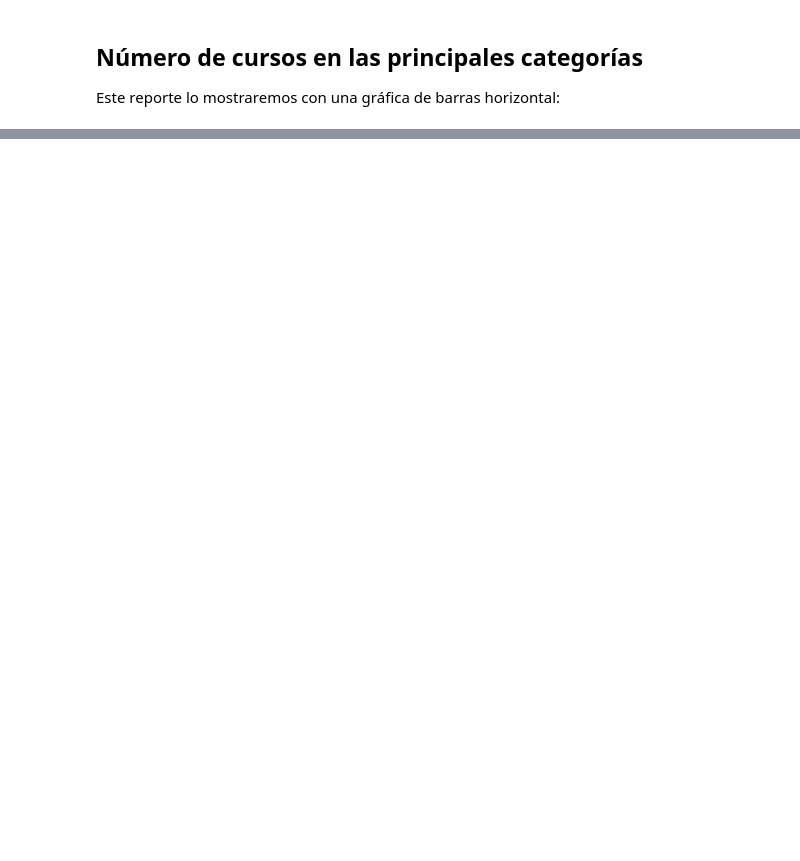
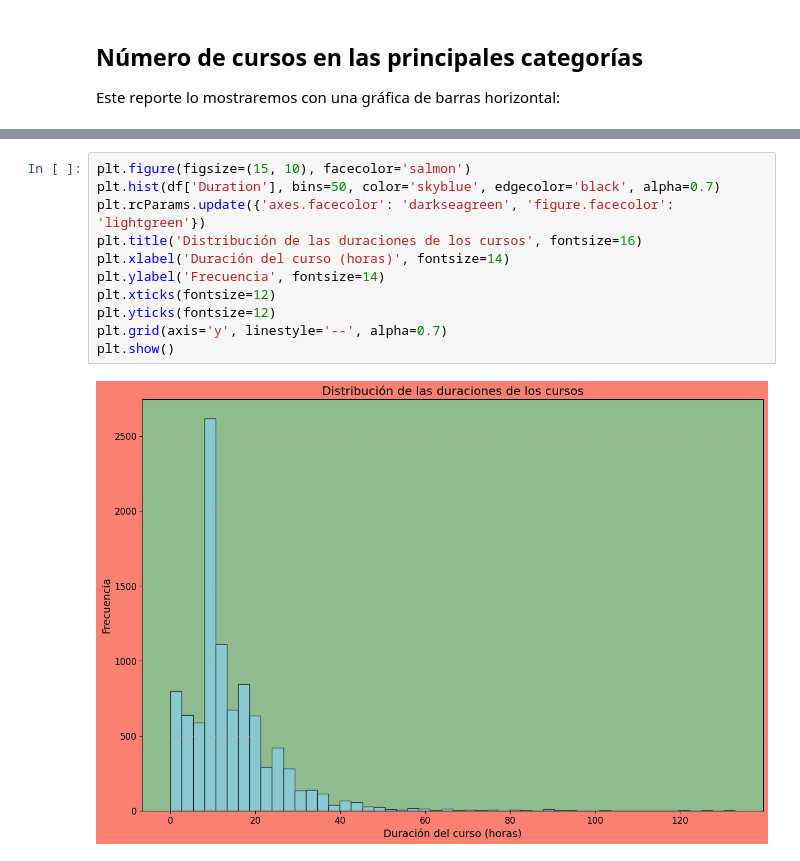
Before and after one commit to NeryJim21/-SS2-Practica2_201700381, a Jupyter notebook: practica2_201700381.ipynb, the cells around one changed output, grey strips where cells are left out. Drawn from its saved outputs; the diff is of its cells as text; blank space fills up the shorter version.

```diff
--- a/practica2_201700381.ipynb
+++ b/practica2_201700381.ipynb
@@ -173,0 +242,13 @@ Se nos presenta esta vez en forma de gráfico de dispersión.
+# %%
+plt.figure(figsize=(15, 10), facecolor='salmon')
+plt.hist(df['Duration'], bins=50, color='skyblue', edgecolor='black', alpha=0.7)
+plt.rcParams.update({'axes.facecolor': 'darkseagreen', 'figure.facecolor': 'lightgreen'})
+plt.title('Distribución de las duraciones de los cursos', fontsize=16)
+plt.xlabel('Duración del curso (horas)', fontsize=14)
+plt.ylabel('Frecuencia', fontsize=14)
+plt.xticks(fontsize=12)
+plt.yticks(fontsize=12)
+plt.grid(axis='y', linestyle='--', alpha=0.7)
+plt.show()
+# %% [output]
+[figure, added]
```
Also changed, not shown: parts of 18 cells of this notebook.
